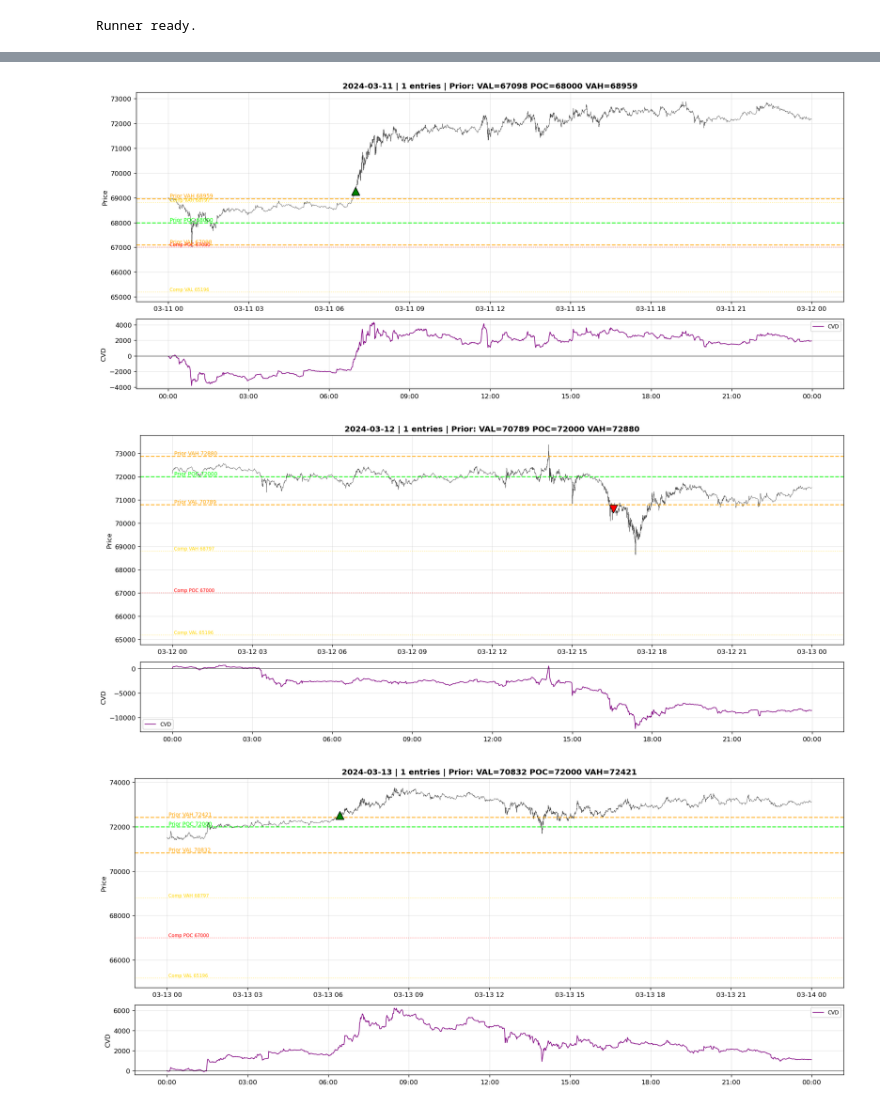
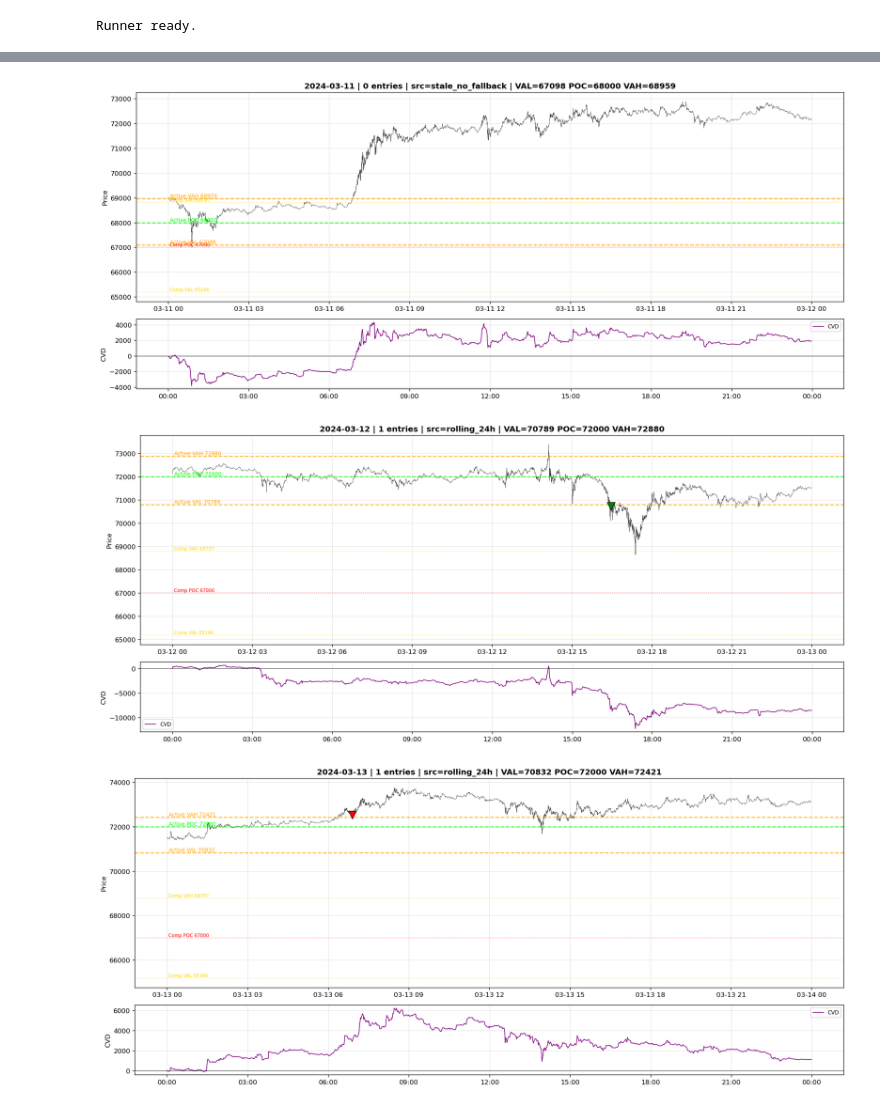
Before and after one commit to ytchuad/NautilusTrader_strategy, a Jupyter notebook: notebooks/profile_orderflow_strategy_executed.ipynb, the cells around one changed output, grey strips where cells are left out. Saved outputs shown, nothing was run; the diff lists cells and outputs as text; code cells hidden in the pictures.

Commit message:
v10: production rules - stale profile + rolling 24h fallback + 4 setups + position caps, +1.01% 7/12 wins

```diff
--- a/notebooks/profile_orderflow_strategy_executed.ipynb
+++ b/notebooks/profile_orderflow_strategy_executed.ipynb
@@ -529,6 +872,8 @@ Runner ready.
 t0=time.time()
 results={}
 test_day_profiles={}
+# Cache previous day's aggTrades for rolling profile
+prev_agg_cache={}
 
 for i, d in enumerate(TEST_DAYS):
     print(f'\n=== {d} ===')
@@ -539,10 +884,17 @@ for i, d in enumerate(TEST_DAYS):
     test_day_profiles[d]=prof
     print(f'  Daily profile: VAL={prof.val:.0f} POC={prof.poc:.0f} VAH={prof.vah:.0f}')
 
-    if i==0: prior=day_profs['2024-03-08']
-    else: prior=test_day_profiles[TEST_DAYS[i-1]]
+    if i==0:
+        prior=day_profs['2024-03-08']
+        prior_date='2024-03-08'
+        prev_agg=None
+    else:
+        prior=test_day_profiles[TEST_DAYS[i-1]]
+        prior_date=TEST_DAYS[i-1]
+        prev_agg=prev_agg_cache.get(TEST_DAYS[i-1])
 
-    results[d]=run_bt(d, td, bd, prior.val, prior.vah, prior.poc)
+    results[d]=run_bt(d, td, bd, prior.val, prior.vah, prior.poc, prior_date, prev_agg)
+    prev_agg_cache[d]=td
     del td, bd
 
 print(f'\nTotal: {time.time()-t0:.0f}s')
@@ -663,43 +1029,50 @@ for d in TEST_DAYS:
         ax1.axhline(px,color=color,lw=1,ls=':',alpha=0.5)
         ax1.text(times[0],px,f' {label}',fontsize=7,color=color,va='bottom')
 
+    # Active profile levels
+    strat_obj=results[d].get('strat',None)
+    a_val=strat_obj.active_VAL if strat_obj else pp['val']
+    a_vah=strat_obj.active_VAH if strat_obj else pp['vah']
+    a_poc=strat_obj.active_POC if strat_obj else pp['poc']
+    a_src=strat_obj.active_source if strat_obj else '?'
+
     for label,px,color in [
-        (f'Prior VAL {pp["val"]:.0f}',pp['val'],'orange'),
-        (f'Prior POC {pp["poc"]:.0f}',pp['poc'],'lime'),
-        (f'Prior VAH {pp["vah"]:.0f}',pp['vah'],'orange'),
+        (f'Active VAL {a_val:.0f}',a_val,'orange'),
+        (f'Active POC {a_poc:.0f}',a_poc,'lime'),
+        (f'Active VAH {a_vah:.0f}',a_vah,'orange'),
     ]:
         ax1.axhline(px,color=color,lw=1.5,ls='--',alpha=0.8)
         ax1.text(times[0],px,f' {label}',fontsize=8,color=color,va='bottom')
 
     if len(tr)>0:
         for _,r2 in tr.iterrows():
             t_entry=pd.Timestamp(r2['ts_entry'],unit='ms') if r2['ts_entry'] else times[len(times)//2]
-            col='green' if r2['pnl_pct']>0 else 'red'
+            col='green' if r2.get('pnl_usd',0)>0 else 'red'
             mk='^' if r2['side']=='LONG' else 'v'
             ax1.scatter(t_entry,r2['entry'],marker=mk,color=col,s=150,
                        zorder=5,edgecolors='black',linewidth=0.8)
 
-    ax1.set_title(f'{d} | {tr["entry"].nunique() if len(tr)>0 else 0} entries | '
-                  f'Prior: VAL={pp["val"]:.0f} POC={pp["poc"]:.0f} VAH={pp["vah"]:.0f}',
+    ax1.set_title(f'{d} | {tr["entry"].nunique() if len(tr)>0 else 0} entries | src={a_src} | '
+                  f'VAL={a_val:.0f} POC={a_poc:.0f} VAH={a_vah:.0f}',
                   fontweight='bold')
     ax1.set_ylabel('Price'); ax1.grid(alpha=0.3)
 
     mdeltas={}
     for e in ev:
         if e['t']=='tr':
             m=e['ts']//60_000
             mdeltas[m]=mdeltas.get(m,0)+(-e['q'] if e['b'] else e['q'])
     if mdeltas:
         mt=sorted(mdeltas.keys()); mv=[mdeltas[m] for m in mt]
         ml=[pd.Timestamp(m*60_000,unit='ms') for m in mt]
         cvd_line=np.cumsum(mv)
         ax2.plot(ml,cvd_line,color='purple',lw=1,label='CVD')
         ax2.axhline(0,color='black',lw=0.5)
         ax2.set_ylabel('CVD'); ax2.grid(alpha=0.3); ax2.legend(fontsize=8)
 
     ax2.xaxis.set_major_formatter(mdates.DateFormatter('%H:%M'))
     plt.tight_layout(); plt.show()
 # %% [output]
-[figure, old version]
+[figure, new version]
-[figure, old version]
+[figure, new version]
-[figure, old version]
+[figure, new version]
```
Also changed, not shown: parts of 11 cells of this notebook, 2 other files.
